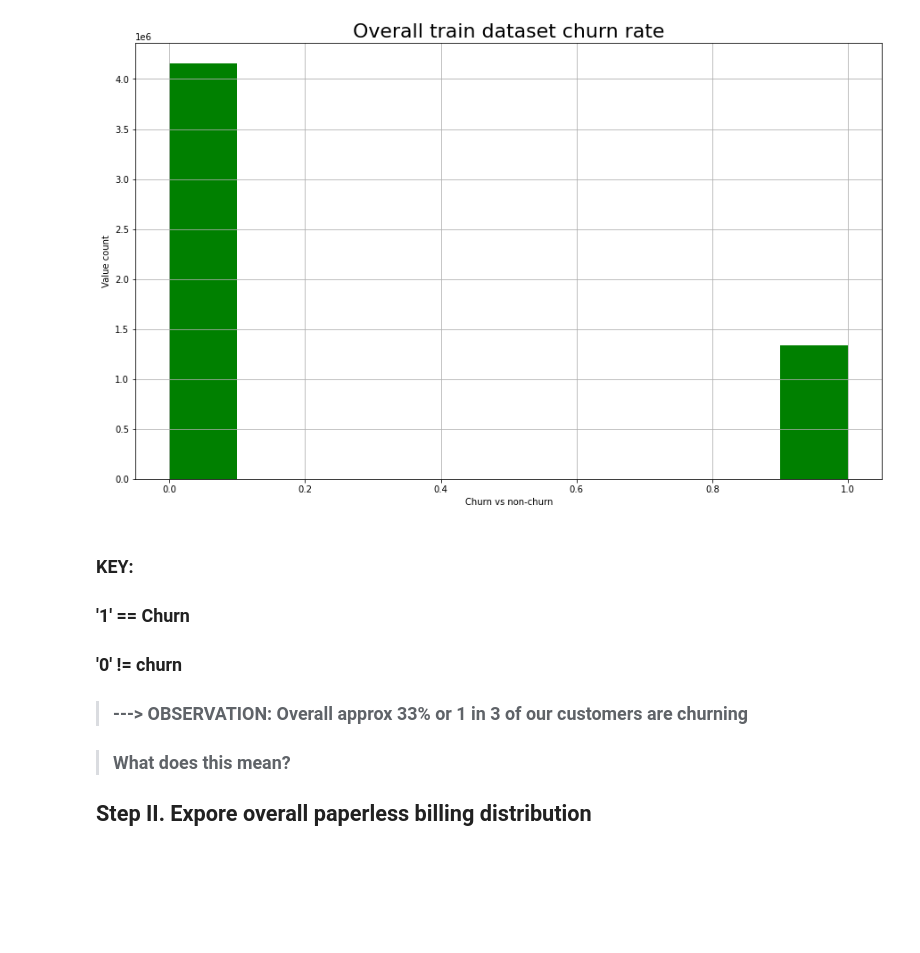
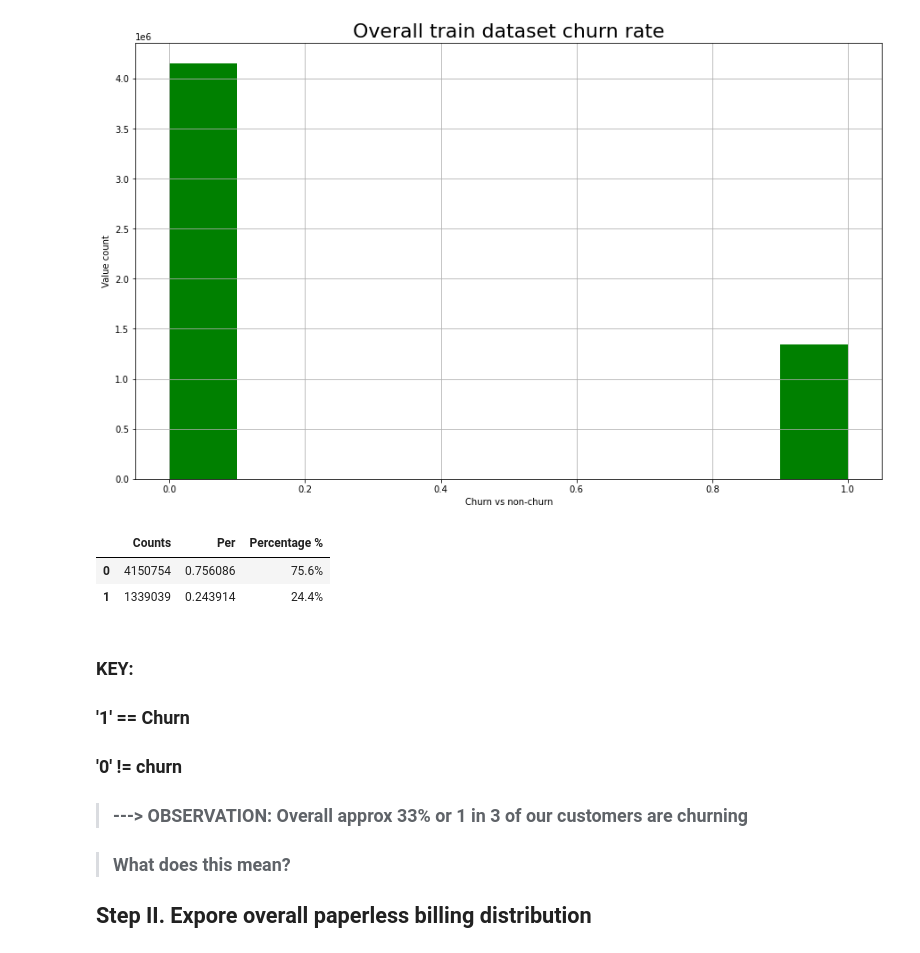
Before and after one commit to stephenkipkurui/classification-project, a Jupyter notebook: customer_churn_telcoco.ipynb, the cells around one changed output. Cells and saved outputs as stored; diff of their text form; code cells hidden in the pictures; blank space fills up the shorter version.

```diff
--- a/customer_churn_telcoco.ipynb
+++ b/customer_churn_telcoco.ipynb
@@ -108,6 +147,17 @@ test_df = clean_test_data()# acquire cleaned test dataset
         Program Status: Reading cleaned validate data from a local cached csv file...
 
         Program Status: Reading cleaned test data from a local cached csv file...
+# %%
+# Drop non-encoded columns
+
+train_df = train_df.drop(columns =['churn', 'multiple_lines', 'tech_support'])
+validate_df = validate_df.drop(columns =['churn', 'multiple_lines', 'tech_support'])
+test_df = test_df.drop(columns =['churn', 'multiple_lines', 'tech_support'])
+
+# Drop NaN Columns
+train_df = train_df.dropna()
+validate_df = validate_df.dropna()
+test_df = test_df.dropna()
 # %% [markdown]
 # STEP 4: Visualize features relationships
 # %% [markdown]
@@ -156,6 +206,16 @@ plt.show
 # %% [output]
 <function matplotlib.pyplot.show(close=None, block=None)>
 [figure]
+# %%
+s = train_df.enc_churn
+counts = s.value_counts()
+percent = s.value_counts(normalize=True)
+percent100 = s.value_counts(normalize=True).mul(100).round(1).astype(str) + '%'
+pd.DataFrame({'Counts': counts, 'Per': percent, 'Percentage %': percent100})
+# %% [output]
+|  | Counts | Per | Percentage % |
+| 0 | 4150754 | 0.756086 | 75.6% |
+| 1 | 1339039 | 0.243914 | 24.4% |
 # %% [markdown]
 ### KEY:
 
```
Also changed, not shown: parts of 23 cells of this notebook.
